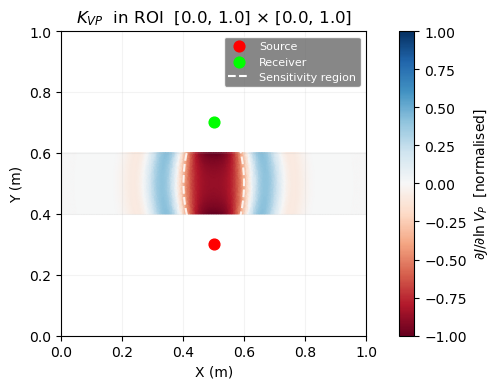
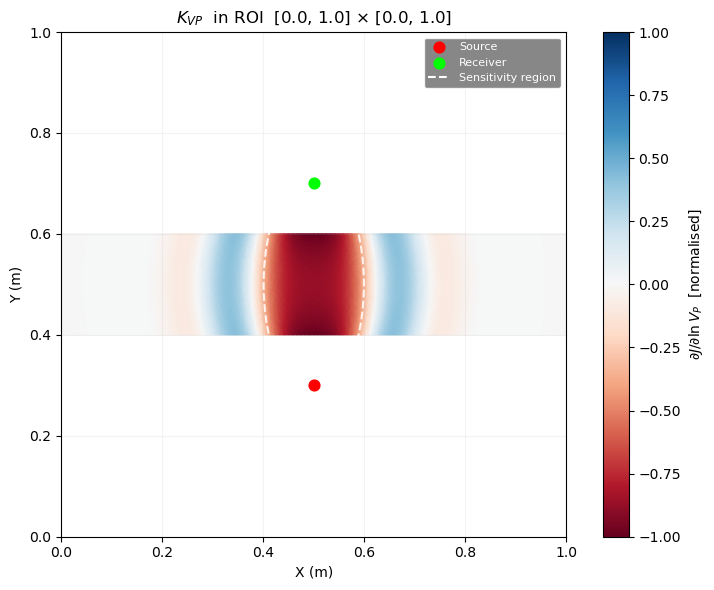
The notebook cell's code change between the first figure and the second:
--- before
+++ after
@@ -102,5 +102,5 @@
 
 # ── 10. Figure 4 — K(x) within ROI with ellipse coverage ─────────────────
-fig4, ax_2d = plt.subplots(figsize=(7, 4), dpi=100)
+fig4, ax_2d = plt.subplots(figsize=(8, 6), dpi=100)
 tp = ax_2d.tripcolor(x_roi, y_roi, normalize(K_roi),
                      cmap='RdBu', shading='gouraud', vmin=-1, vmax=1)

Commit: add imgae